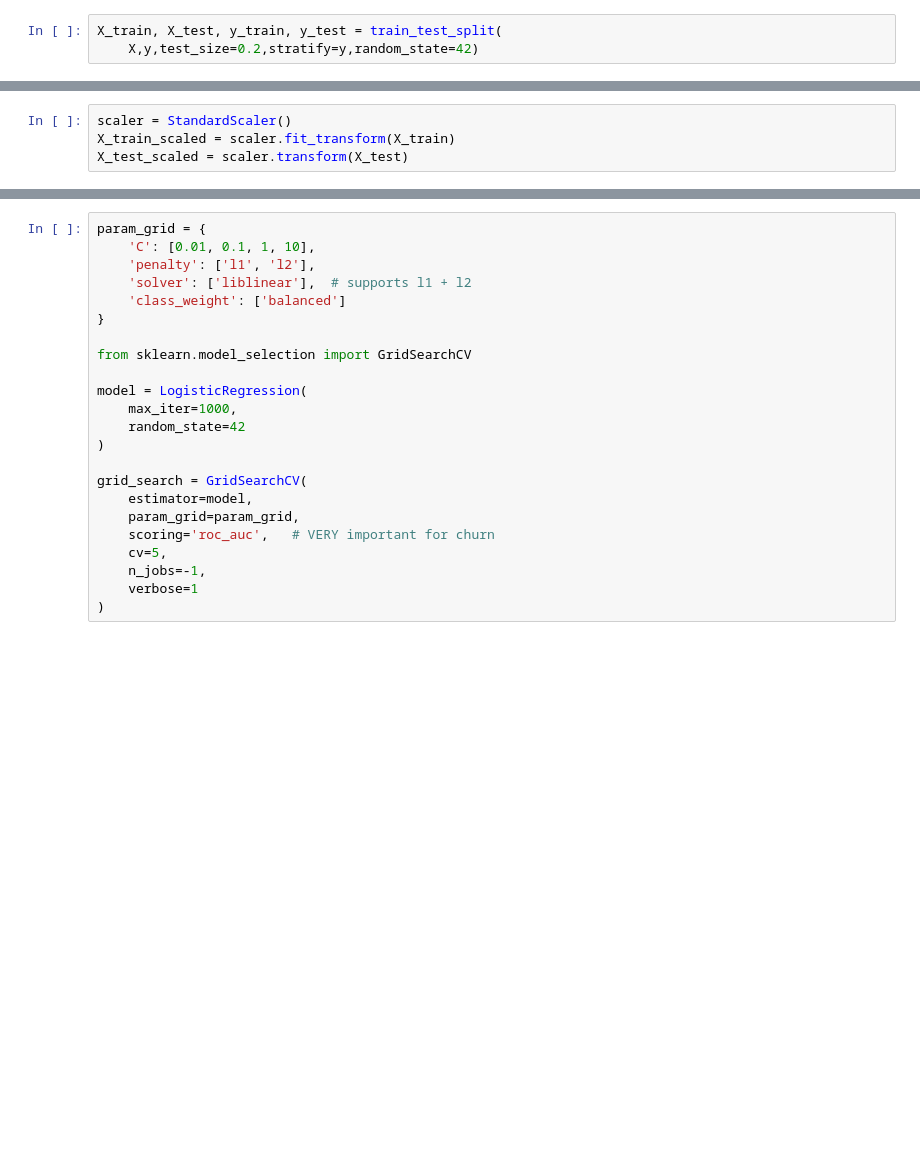
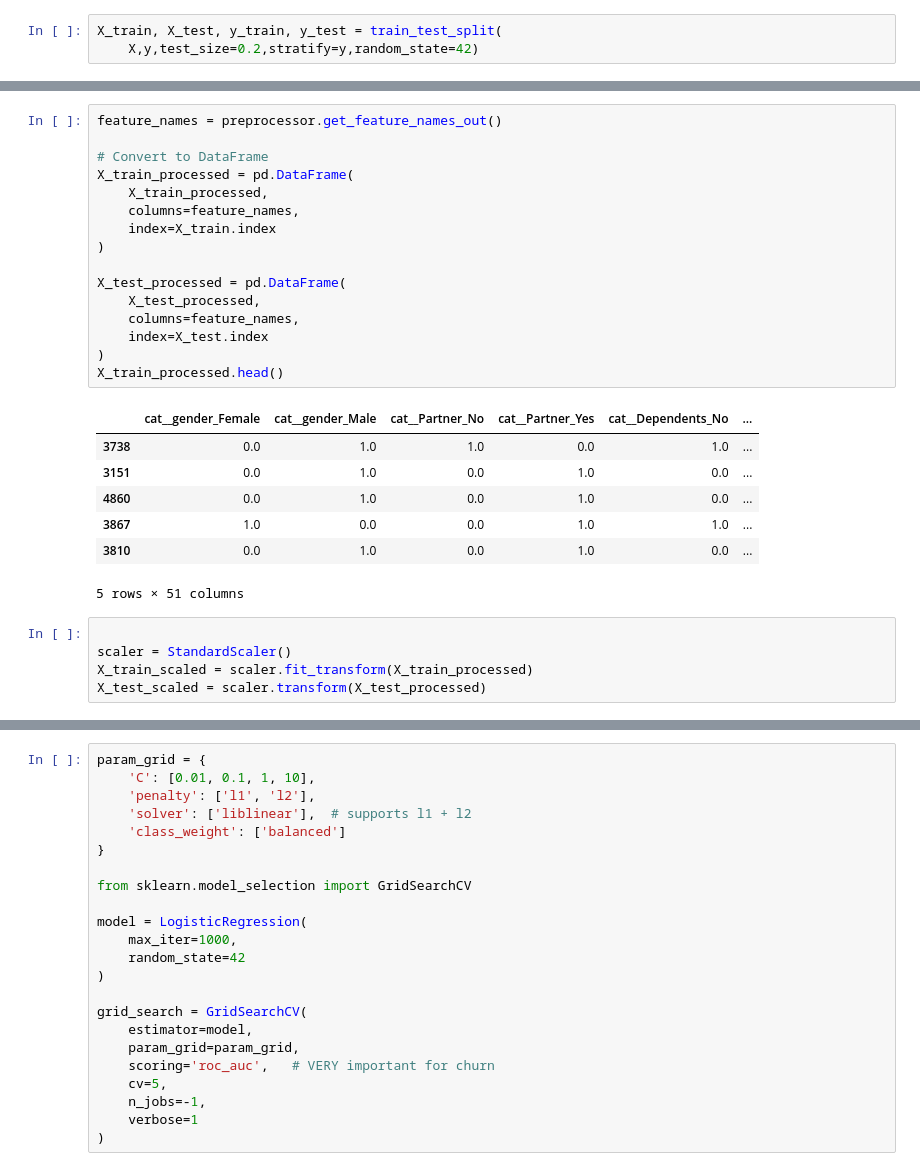
Before and after one commit to Arya-Dhawan/Customer-Churn-Prediction, a Jupyter notebook: notebooks/03_logistic_regression.ipynb, the cells around one changed output, grey strips where cells are left out. Drawn from its saved outputs; the diff is of its cells as text; blank space fills up the shorter version.

```diff
--- a/notebooks/03_logistic_regression.ipynb
+++ b/notebooks/03_logistic_regression.ipynb
@@ -46,4 +52,29 @@ X_train, X_test, y_train, y_test = train_test_split(
+# %%
+feature_names = preprocessor.get_feature_names_out()
+
+# Convert to DataFrame
+X_train_processed = pd.DataFrame(
+    X_train_processed,
+    columns=feature_names,
+    index=X_train.index
+)
+
+X_test_processed = pd.DataFrame(
+    X_test_processed,
+    columns=feature_names,
+    index=X_test.index
+)
+X_train_processed.head()
+# %% [output]
+|  | cat__gender_Female | cat__gender_Male | cat__Partner_No | cat__Partner_Yes | cat__Dependents_No | ... |
+| 3738 | 0.0 | 1.0 | 1.0 | 0.0 | 1.0 | ... |
+| 3151 | 0.0 | 1.0 | 0.0 | 1.0 | 0.0 | ... |
+| 4860 | 0.0 | 1.0 | 0.0 | 1.0 | 0.0 | ... |
+| 3867 | 1.0 | 0.0 | 0.0 | 1.0 | 1.0 | ... |
+| 3810 | 0.0 | 1.0 | 0.0 | 1.0 | 0.0 | ... |
+5 rows × 51 columns
 # %%
+
 scaler = StandardScaler()
-X_train_scaled = scaler.fit_transform(X_train)
-X_test_scaled = scaler.transform(X_test)
+X_train_scaled = scaler.fit_transform(X_train_processed)
+X_test_scaled = scaler.transform(X_test_processed)
```
Also changed, not shown: parts of 9 cells of this notebook, 18 other files.
